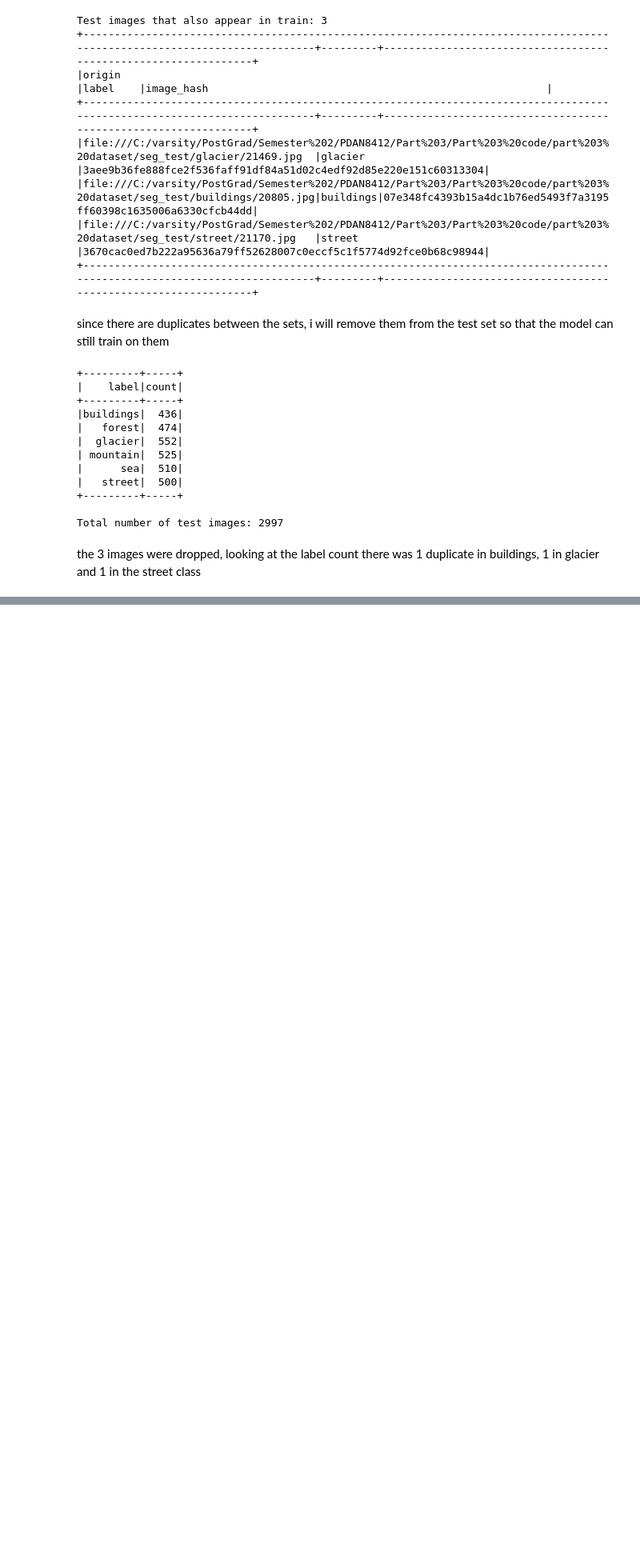
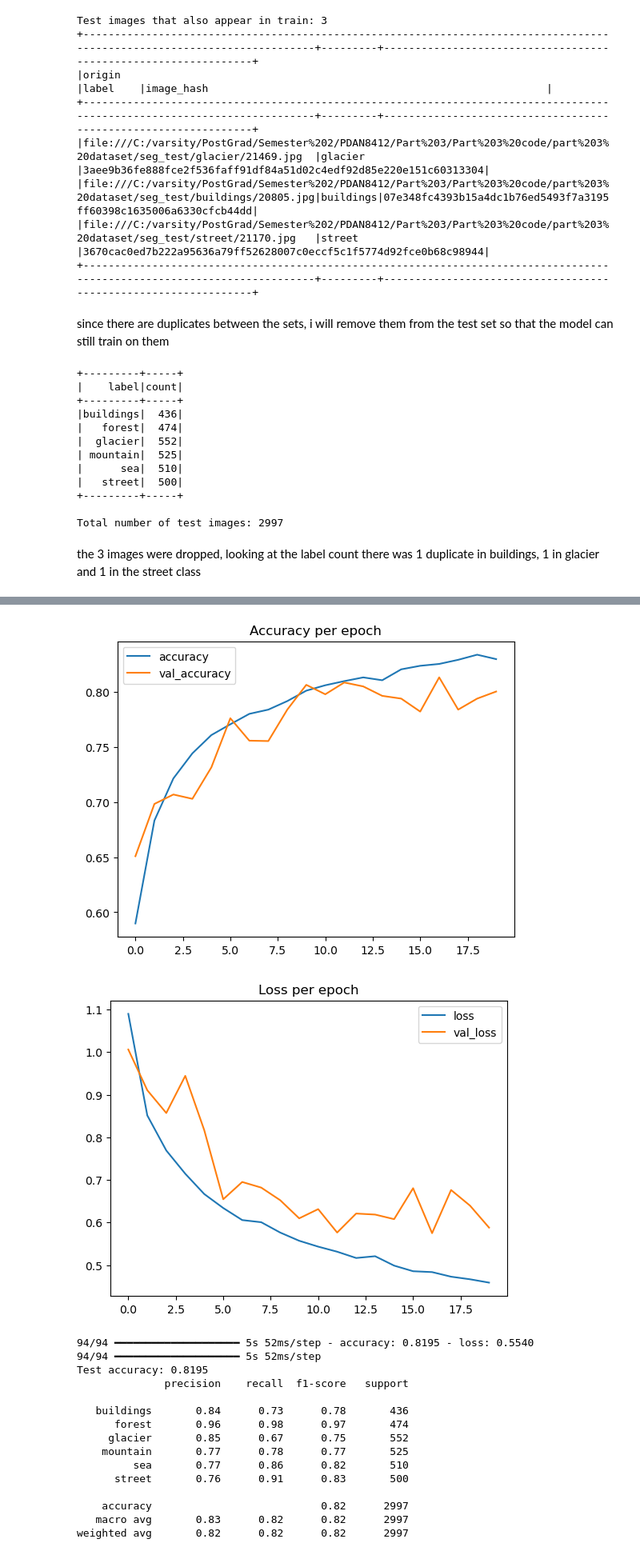
Before and after one commit to EMWCCN/pdan8412-2026-poe-part-3-convolutional-neural-networks-cnn-st10355869, a Jupyter notebook: PDAN8412 P3.ipynb, the cells around one changed output, grey strips where cells are left out. Shown at 80% size. Drawn from its saved outputs; the diff is of its cells as text; code cells hidden in the pictures; blank space fills up the shorter version.

```diff
--- a/PDAN8412 P3.ipynb
+++ b/PDAN8412 P3.ipynb
@@ -325,0 +590,28 @@ image_df_test = image_df_test.drop("image_hash")
+# %%
+model_layer = Sequential([
+   layers.Input(shape=(150, 150, 3)),
+     #same augmentation
+    layers.Rescaling(1./255),
+    layers.RandomFlip("horizontal"),
+    layers.RandomRotation(0.1),
+    layers.RandomZoom(0.1),
+    #convolutional layers
+    layers.Conv2D(32, 3, activation="relu"),
+    layers.MaxPooling2D(),
+    layers.Conv2D(64, 3, activation="relu"),
+    layers.MaxPooling2D(),
+    layers.Conv2D(128, 3, activation="relu"),
+    layers.MaxPooling2D(),
+    layers.Flatten(),
+    #adding dropout layer
+    layers.Dropout(0.5),
+    layers.Dense(6, activation="softmax"),
+])
+# %%
+model_layer.compile(
+    optimizer="adam",
+    loss="sparse_categorical_crossentropy",
+    metrics=["accuracy"],
+)
+#3 epochs since that is where there is the start of an increase in validation loss, indicating overfitting.
+history_layers = model_layer.fit(train_ds, validation_data=val_ds, epochs=20, callbacks=[early_stop])
@@ -325,0 +637,29 @@ image_df_test = image_df_test.drop("image_hash")
+# %%
+hist_layer = pd.DataFrame(history_layers.history)
+hist_layer[["accuracy", "val_accuracy"]].plot(title="Accuracy per epoch")
+hist_layer[["loss", "val_loss"]].plot(title="Loss per epoch")
+plt.show()
+
+test_loss, test_acc = model_layer.evaluate(test_ds)
+y_pred_layer = np.argmax(model_layer.predict(test_ds), axis=1)
+y_true_layer = test_meta["y"].values
+print(f"Test accuracy: {test_acc:.4f}")
+print(classification_report(y_true_layer, y_pred_layer, target_names=classes))
+# %% [output]
+[figure, added]
+[figure, added]
+94/94 ━━━━━━━━━━━━━━━━━━━━ 5s 52ms/step - accuracy: 0.8195 - loss: 0.5540
+94/94 ━━━━━━━━━━━━━━━━━━━━ 5s 52ms/step
+Test accuracy: 0.8195
+              precision    recall  f1-score   support
+
+   buildings       0.84      0.73      0.78       436
+      forest       0.96      0.98      0.97       474
+     glacier       0.85      0.67      0.75       552
+    mountain       0.77      0.78      0.77       525
+         sea       0.77      0.86      0.82       510
+      street       0.76      0.91      0.83       500
+
+    accuracy                           0.82      2997
+   macro avg       0.83      0.82      0.82      2997
+weighted avg       0.82      0.82      0.82      2997
```
Also changed, not shown: parts of 40 cells of this notebook.
